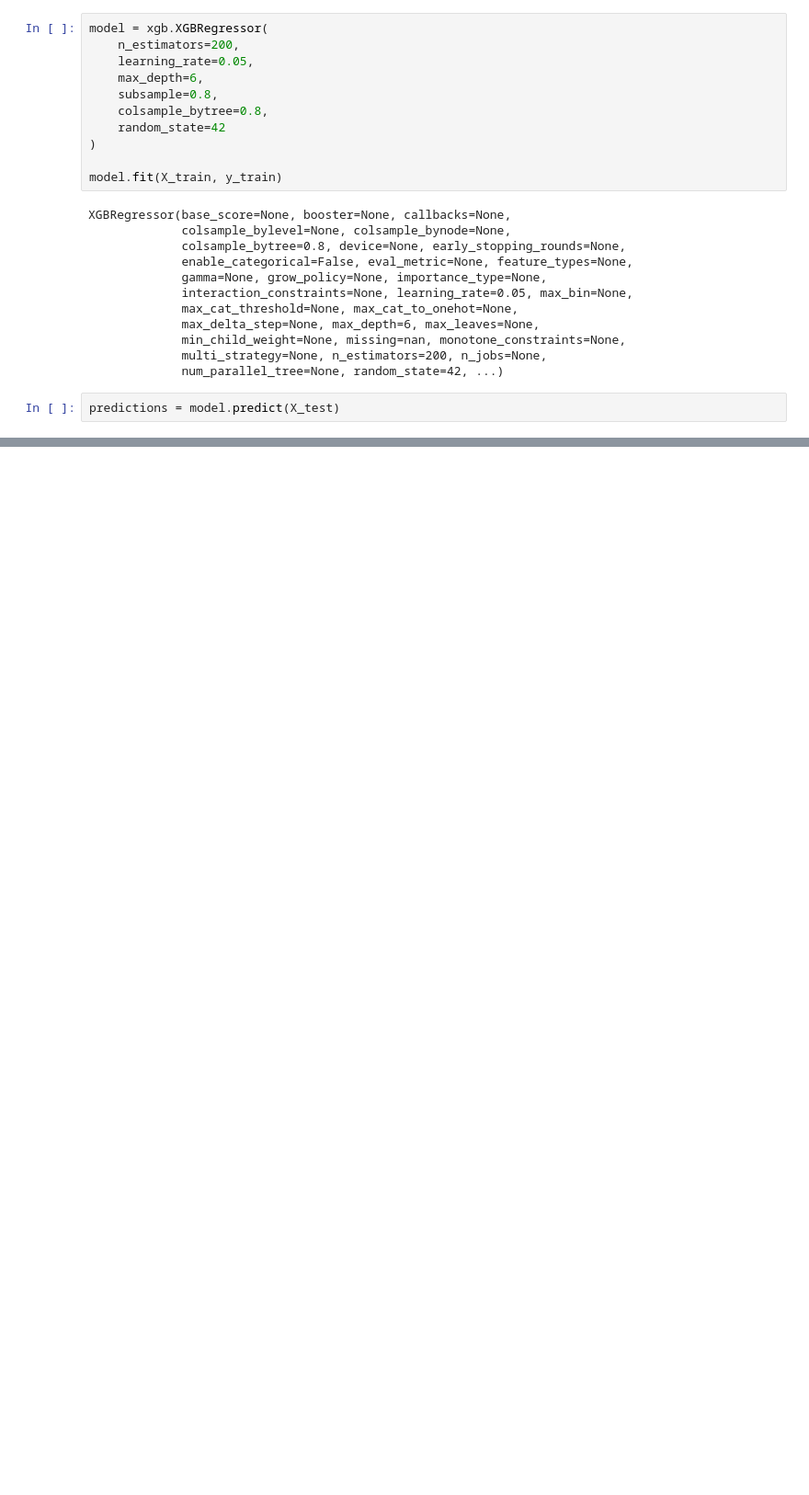
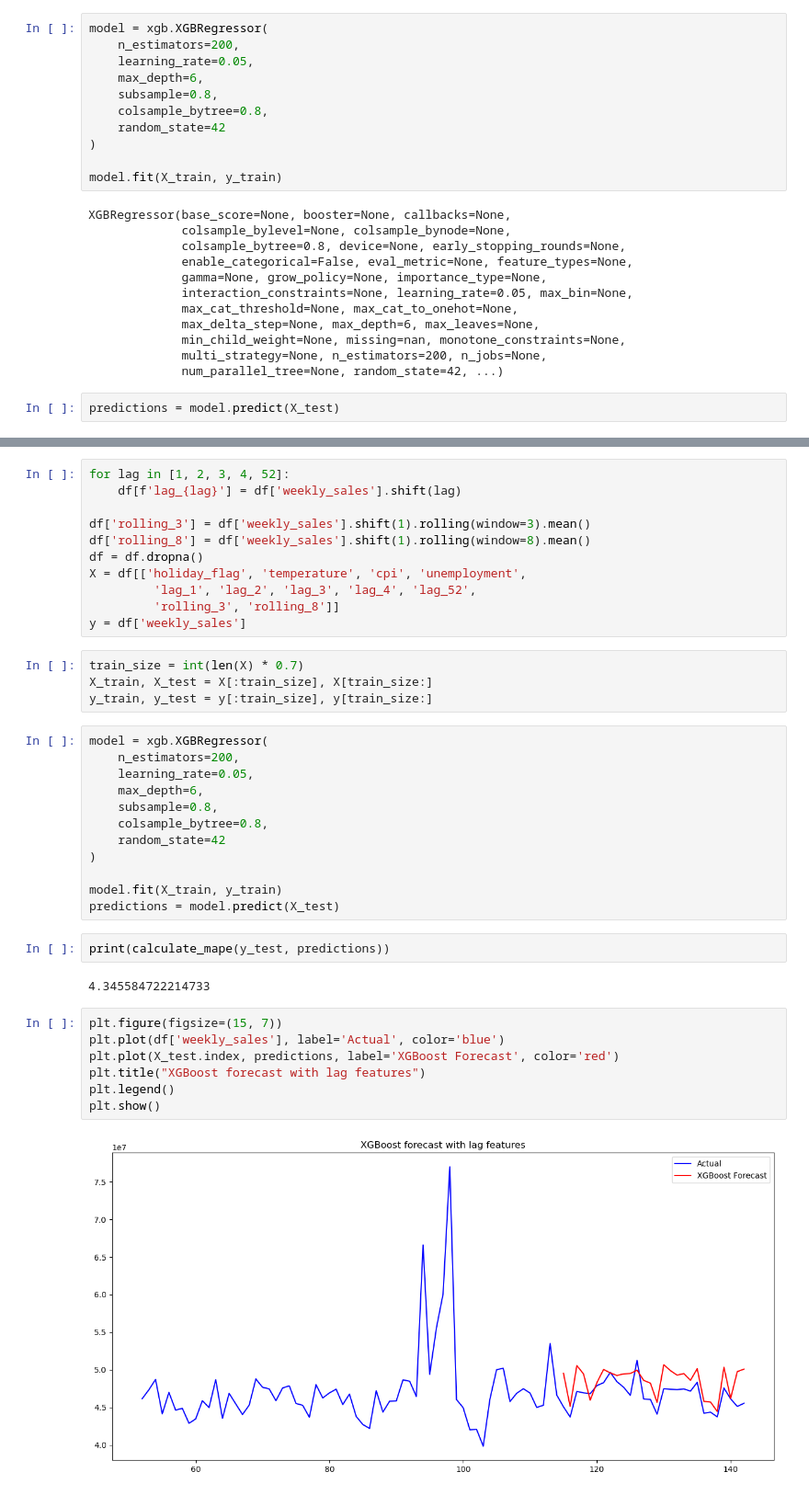
Before and after one commit to lieric90/walmart-sales-forecast, a Jupyter notebook: src/walmart_sales_MVTS_forecast.ipynb, the cells around one changed output, grey strips where cells are left out. Shown at 92% size. Drawn from its saved outputs; the diff is of its cells as text; blank space fills up the shorter version.

```diff
--- a/src/walmart_sales_MVTS_forecast.ipynb
+++ b/src/walmart_sales_MVTS_forecast.ipynb
@@ -65,0 +68,40 @@ plt.show()
+# %%
+for lag in [1, 2, 3, 4, 52]:
+    df[f'lag_{lag}'] = df['weekly_sales'].shift(lag)
+
+df['rolling_3'] = df['weekly_sales'].shift(1).rolling(window=3).mean()
+df['rolling_8'] = df['weekly_sales'].shift(1).rolling(window=8).mean()
+df = df.dropna()
+X = df[['holiday_flag', 'temperature', 'cpi', 'unemployment',
+         'lag_1', 'lag_2', 'lag_3', 'lag_4', 'lag_52',
+         'rolling_3', 'rolling_8']]
+y = df['weekly_sales']
+# %%
+train_size = int(len(X) * 0.7)
+X_train, X_test = X[:train_size], X[train_size:]
+y_train, y_test = y[:train_size], y[train_size:]
+# %%
+model = xgb.XGBRegressor(
+    n_estimators=200,
+    learning_rate=0.05,
+    max_depth=6,
+    subsample=0.8,
+    colsample_bytree=0.8,
+    random_state=42
+)
+
+model.fit(X_train, y_train)
+predictions = model.predict(X_test)
+# %%
+print(calculate_mape(y_test, predictions))
+# %% [output]
+4.345584722214733
+# %%
+plt.figure(figsize=(15, 7))
+plt.plot(df['weekly_sales'], label='Actual', color='blue')
+plt.plot(X_test.index, predictions, label='XGBoost Forecast', color='red')
+plt.title("XGBoost forecast with lag features")
+plt.legend()
+plt.show()
+# %% [output]
+[figure, added]
```
Also changed, not shown: parts of 4 cells of this notebook.
